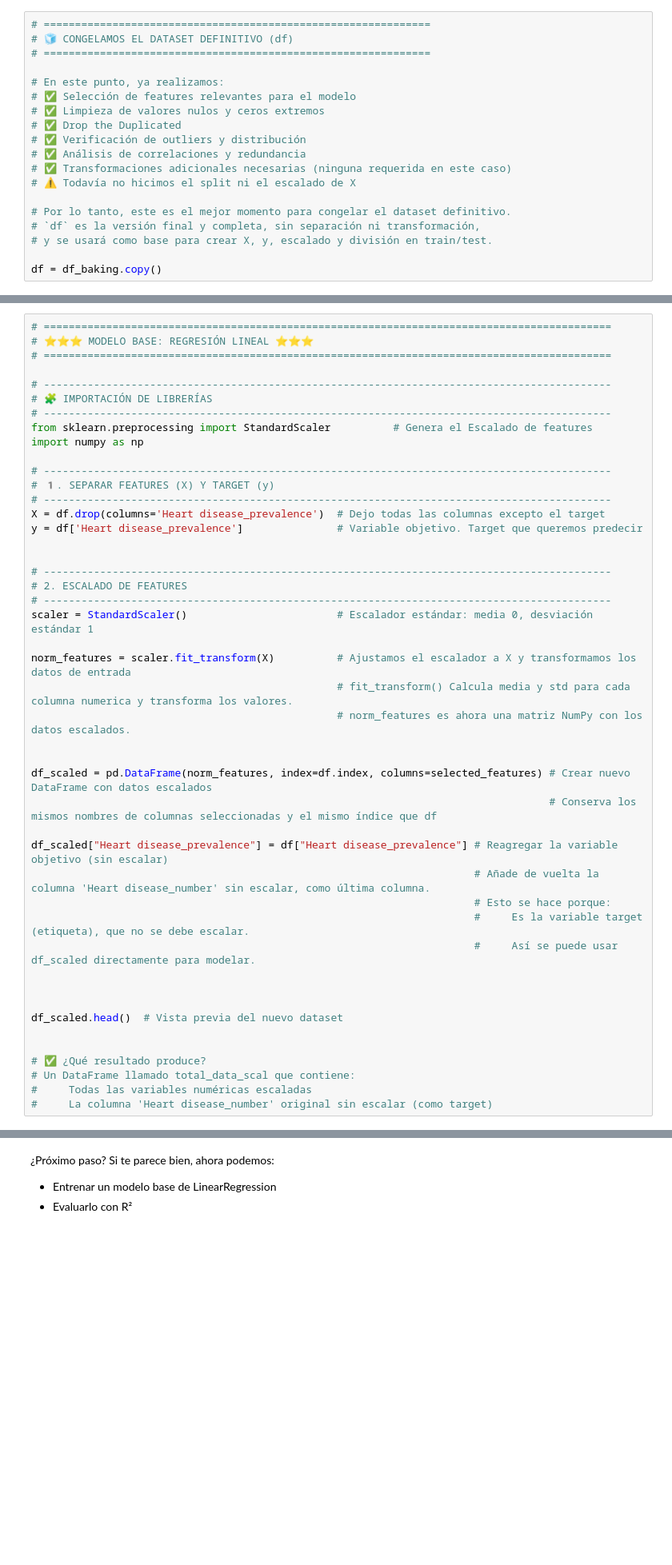
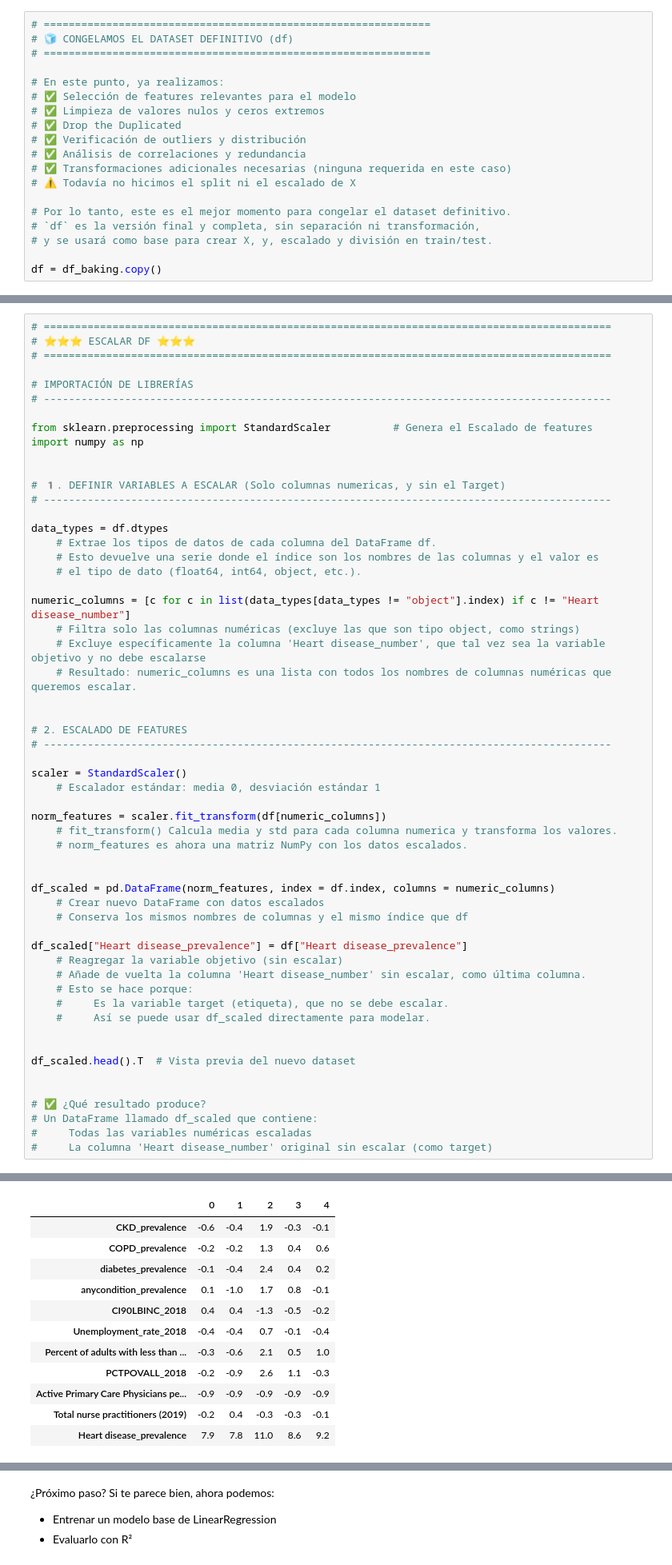
Before and after one commit to mvlarra/Project_ML_Linear_Regression_regularized_VL, a Jupyter notebook: Project_ML_Linear_Regresion_Regularized_VL.ipynb, the cells around one changed output, grey strips where cells are left out. Shown: that part at 80% size. Drawn from its saved outputs; the diff is of its cells as text; blank space fills up the shorter version.

```diff
--- a/Project_ML_Linear_Regresion_Regularized_VL.ipynb
+++ b/Project_ML_Linear_Regresion_Regularized_VL.ipynb
@@ -511,48 +513,58 @@ df = df_baking.copy()
 >* Hacer train_test_split
 # %%
 # ===========================================================================================
-# ⭐⭐⭐ MODELO BASE: REGRESIÓN LINEAL ⭐⭐⭐
+# ⭐⭐⭐ ESCALAR DF ⭐⭐⭐
 # ===========================================================================================
 
+# IMPORTACIÓN DE LIBRERÍAS
 # -------------------------------------------------------------------------------------------
-# 🧩 IMPORTACIÓN DE LIBRERÍAS
-# -------------------------------------------------------------------------------------------
+
 from sklearn.preprocessing import StandardScaler          # Genera el Escalado de features
 import numpy as np
 
+
+# 1️. DEFINIR VARIABLES A ESCALAR (Solo columnas numericas, y sin el Target)
 # -------------------------------------------------------------------------------------------
-# 1️. SEPARAR FEATURES (X) Y TARGET (y)
-# -------------------------------------------------------------------------------------------
-X = df.drop(columns='Heart disease_prevalence')  # Dejo todas las columnas excepto el target
-y = df['Heart disease_prevalence']               # Variable objetivo. Target que queremos predecir
+
+data_types = df.dtypes
+    # Extrae los tipos de datos de cada columna del DataFrame df.
+    # Esto devuelve una serie donde el índice son los nombres de las columnas y el valor es
+    # el tipo de dato (float64, int64, object, etc.).
+
+numeric_columns = [c for c in list(data_types[data_types != "object"].index) if c != "Heart disease_number"]
+    # Filtra solo las columnas numéricas (excluye las que son tipo object, como strings)
+    # Excluye específicamente la columna 'Heart disease_number', que tal vez sea la variable objetivo y no debe escalarse
+    # Resultado: numeric_columns es una lista con todos los nombres de columnas numéricas que queremos escalar.
 
 
-# -------------------------------------------------------------------------------------------
 # 2. ESCALADO DE FEATURES
 # -------------------------------------------------------------------------------------------
-scaler = StandardScaler()                        # Escalador estándar: media 0, desviación estándar 1
 
-norm_features = scaler.fit_transform(X)          # Ajustamos el escalador a X y transformamos los datos de entrada
-                                                 # fit_transform() Calcula media y std para cada columna numerica y transforma los valores.
-                                                 # norm_features es ahora una matriz NumPy con los datos escalados.
+scaler = StandardScaler()
+    # Escalador estándar: media 0, desviación estándar 1
+
+norm_features = scaler.fit_transform(df[numeric_columns])
+    # fit_transform() Calcula media y std para cada columna numerica y transforma los valores.
+    # norm_features es ahora una matriz NumPy con los datos escalados.
 
 
-df_scaled = pd.DataFrame(norm_features, index=df.index, columns=selected_features) # Crear nuevo DataFrame con datos escalados
-                                                                                   # Conserva los mismos nombres de columnas seleccionadas y el mismo índice que df
+df_scaled = pd.DataFrame(norm_features, index = df.index, columns = numeric_columns)
+    # Crear nuevo DataFrame con datos escalados
+    # Conserva los mismos nombres de columnas y el mismo índice que df
 
-df_scaled["Heart disease_prevalence"] = df["Heart disease_prevalence"] # Reagregar la variable objetivo (sin escalar)
-                                                                       # Añade de vuelta la columna 'Heart disease_number' sin escalar, como última columna.
-                                                                       # Esto se hace porque:
-                                                                       #     Es la variable target (etiqueta), que no se debe escalar.
-                                                                       #     Así se puede usar df_scaled directamente para modelar.
+df_scaled["Heart disease_prevalence"] = df["Heart disease_prevalence"]
+    # Reagregar la variable objetivo (sin escalar)
+    # Añade de vuelta la columna 'Heart disease_number' sin escalar, como última columna.
+    # Esto se hace porque:
+    #     Es la variable target (etiqueta), que no se debe escalar.
+    #     Así se puede usar df_scaled directamente para modelar.
 
 
-
-df_scaled.head()  # Vista previa del nuevo dataset
+df_scaled.head().T  # Vista previa del nuevo dataset
 
 
 # ✅ ¿Qué resultado produce?
-# Un DataFrame llamado total_data_scal que contiene:
+# Un DataFrame llamado df_scaled que contiene:
 #     Todas las variables numéricas escaladas
 #     La columna 'Heart disease_number' original sin escalar (como target)
 # %% [output]
@@ -559,0 +571,12 @@ ValueError: Shape of passed values is (3140, 10), indices imply (3140, 11)
+|  | 0 | 1 | 2 | 3 | 4 |
+| CKD_prevalence | -0.6 | -0.4 | 1.9 | -0.3 | -0.1 |
+| COPD_prevalence | -0.2 | -0.2 | 1.3 | 0.4 | 0.6 |
+| diabetes_prevalence | -0.1 | -0.4 | 2.4 | 0.4 | 0.2 |
+| anycondition_prevalence | 0.1 | -1.0 | 1.7 | 0.8 | -0.1 |
+| CI90LBINC_2018 | 0.4 | 0.4 | -1.3 | -0.5 | -0.2 |
+| Unemployment_rate_2018 | -0.4 | -0.4 | 0.7 | -0.1 | -0.4 |
+| Percent of adults with less than ... | -0.3 | -0.6 | 2.1 | 0.5 | 1.0 |
+| PCTPOVALL_2018 | -0.2 | -0.9 | 2.6 | 1.1 | -0.3 |
+| Active Primary Care Physicians pe... | -0.9 | -0.9 | -0.9 | -0.9 | -0.9 |
+| Total nurse practitioners (2019) | -0.2 | 0.4 | -0.3 | -0.3 | -0.1 |
+| Heart disease_prevalence | 7.9 | 7.8 | 11.0 | 8.6 | 9.2 |
```
Also changed, not shown: parts of 4 cells of this notebook.
